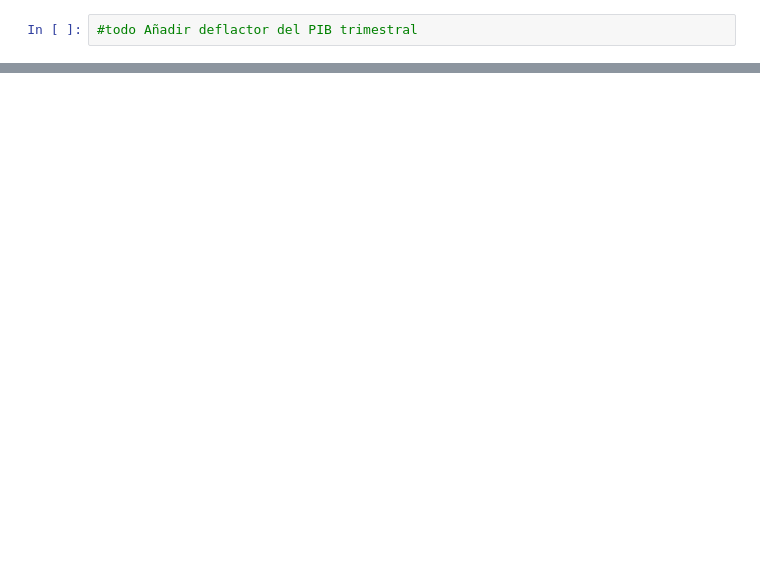
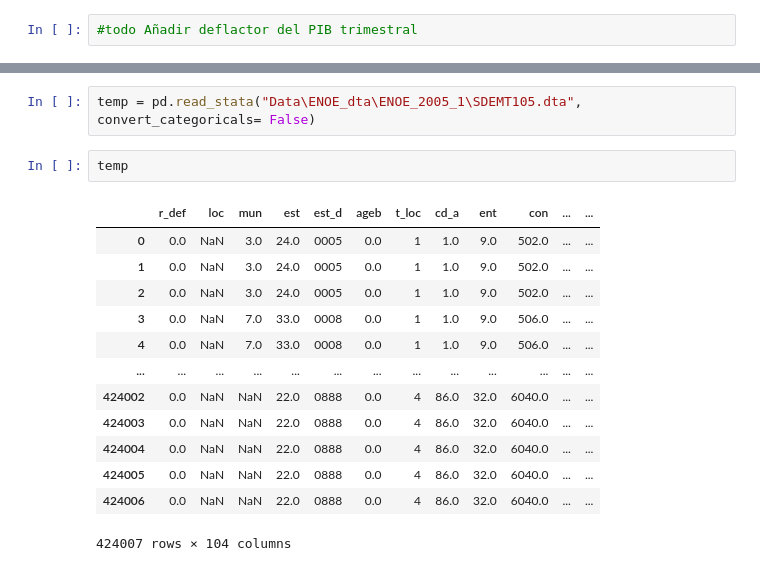
Before and after one commit to Roderictus/ENOE-2025, a Jupyter notebook: Trimestral_Nacional_y_Estatal.ipynb, the cells around one changed output, grey strips where cells are left out. Cells and saved outputs as stored; diff of their text form; blank space fills up the shorter version.

```diff
--- a/Trimestral_Nacional_y_Estatal.ipynb
+++ b/Trimestral_Nacional_y_Estatal.ipynb
@@ -297,0 +299,18 @@ if __name__ == "__main__":
+# %%
+temp = pd.read_stata("Data\ENOE_dta\ENOE_2005_1\SDEMT105.dta", convert_categoricals= False)
+# %%
+temp
+# %% [output]
+|  | r_def | loc | mun | est | est_d | ageb | t_loc | cd_a | ent | con | ... | ... |
+| 0 | 0.0 | NaN | 3.0 | 24.0 | 0005 | 0.0 | 1 | 1.0 | 9.0 | 502.0 | ... | ... |
+| 1 | 0.0 | NaN | 3.0 | 24.0 | 0005 | 0.0 | 1 | 1.0 | 9.0 | 502.0 | ... | ... |
+| 2 | 0.0 | NaN | 3.0 | 24.0 | 0005 | 0.0 | 1 | 1.0 | 9.0 | 502.0 | ... | ... |
+| 3 | 0.0 | NaN | 7.0 | 33.0 | 0008 | 0.0 | 1 | 1.0 | 9.0 | 506.0 | ... | ... |
+| 4 | 0.0 | NaN | 7.0 | 33.0 | 0008 | 0.0 | 1 | 1.0 | 9.0 | 506.0 | ... | ... |
+| ... | ... | ... | ... | ... | ... | ... | ... | ... | ... | ... | ... | ... |
+| 424002 | 0.0 | NaN | NaN | 22.0 | 0888 | 0.0 | 4 | 86.0 | 32.0 | 6040.0 | ... | ... |
+| 424003 | 0.0 | NaN | NaN | 22.0 | 0888 | 0.0 | 4 | 86.0 | 32.0 | 6040.0 | ... | ... |
+| 424004 | 0.0 | NaN | NaN | 22.0 | 0888 | 0.0 | 4 | 86.0 | 32.0 | 6040.0 | ... | ... |
+| 424005 | 0.0 | NaN | NaN | 22.0 | 0888 | 0.0 | 4 | 86.0 | 32.0 | 6040.0 | ... | ... |
+| 424006 | 0.0 | NaN | NaN | 22.0 | 0888 | 0.0 | 4 | 86.0 | 32.0 | 6040.0 | ... | ... |
+424007 rows × 104 columns
```
Also changed, not shown: parts of 3 cells of this notebook, 1 other file.
